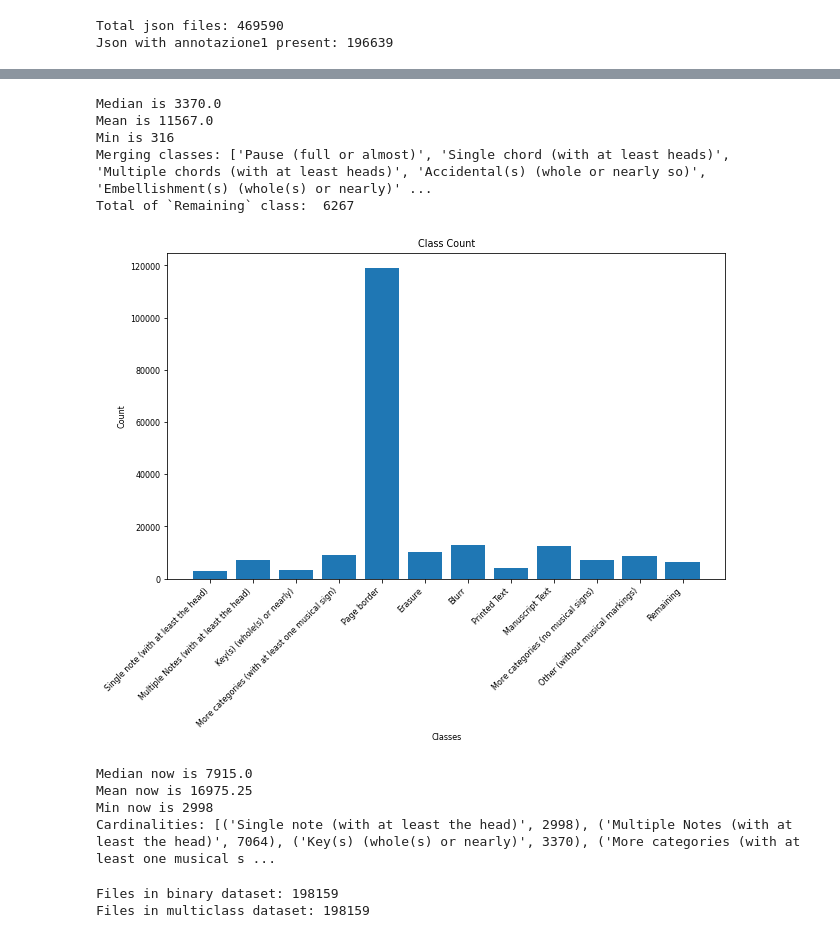
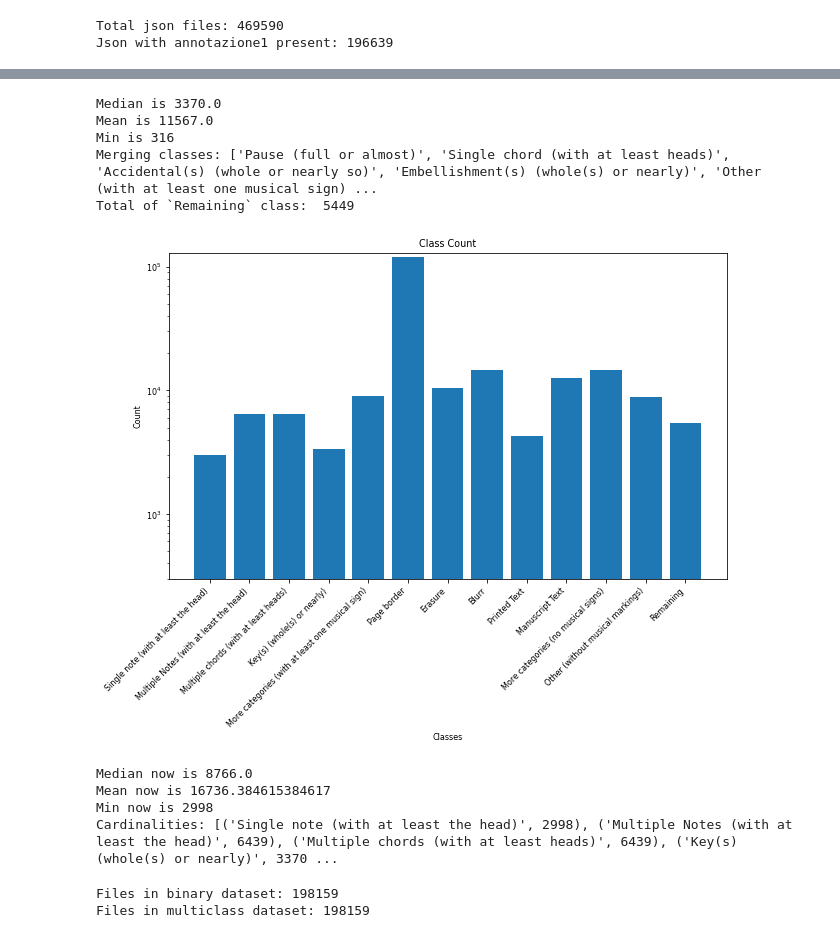
Before and after one commit to LIMUNIMI/RicordiArchiveOMR, a Jupyter notebook: Create_Dataset_result.ipynb, the cells around one changed output, grey strips where cells are left out. Drawn from its saved outputs; the diff is of its cells as text; code cells hidden in the pictures.

Commit message:
Fixed mismatching class names in dataset-creation

```diff
--- a/Create_Dataset_result.ipynb
+++ b/Create_Dataset_result.ipynb
@@ -107,6 +107,8 @@ def plot_distribution_by_class(sorted_list_by_key, classes, key):
     plt.ylabel("Count")
     plt.title("Class Count")
     plt.legend()
+    plt.yscale('log')
+    plt.ylim(300, 130000)
     plt.show()
 
     return count
@@ -126,49 +128,51 @@ print("Min is", np.min(count))
 # note, we force classes 9 and 7 and classes 15 and 2 to look like if they the same number of samples
 # (the sum of the two) so that they are appended to `merged` together
 count_ = np.copy(count)
-count_[9] += count_[7]
-count_[15] += count_[2]
-count_[7] = count_[9]
-count_[2] = count_[15]
+count_[classes.index(9)] += count_[classes.index(7)]
+count_[classes.index(15)] += count_[classes.index(2)]
+count_[classes.index(7)] = count_[classes.index(9)]
+count_[classes.index(2)] = count_[classes.index(15)]
 
 for i, c in enumerate(count_):
     if c < 0.75 * m:
-        merged.append(i)
+        merged.append(classes[i])
 
-print("Merging classes:", [class_names[i] for i in merged])
-print("Total of `Remaining` class: ", sum(count_[c] for c in merged if c not in [15, 9]))
+print("Merging classes:", [class_names[classes.index(i)] for i in merged])
+print("Total of `Remaining` class: ", sum(count_[classes.index(c)] for c in merged if c not in [15, 9]))
 # %% [output]
 Median is 3370.0
 Mean is 11567.0
 Min is 316
-Merging classes: ['Pause (full or almost)', 'Single chord (with at least heads)', 'Multiple chords (with at least heads)', 'Accidental(s) (whole or nearly so)', 'Embellishment(s) (whole(s) or nearly)' ...
-Total of `Remaining` class:  6267
+Merging classes: ['Pause (full or almost)', 'Single chord (with at least heads)', 'Accidental(s) (whole or nearly so)', 'Embellishment(s) (whole(s) or nearly)', 'Other (with at least one musical sign) ...
+Total of `Remaining` class:  5449
 # %%
 plt.figure(figsize=(10, 6))  # Set the size of the figure
 
-count__ = [count_[i] for i in range(len(class_names)) if i not in merged]
-count__.append(sum([count_[c] for c in merged if c not in [15, 9]]))
-class_names_ = [class_names[i] for i in range(len(class_names)) if i not in merged]
+count__ = [count_[i] for i in range(len(class_names)) if classes[i] not in merged]
+count__.append(sum([count_[classes.index(c)] for c in merged if c not in [15, 9]]))
+class_names_ = [class_names[i] for i in range(len(class_names)) if classes[i] not in merged]
 class_names_.append("Remaining")
 
 x = np.arange(len(class_names_))  # Generate an array of class indices
 plt.rcParams.update({'font.size': 8})
 plt.bar(x, count__) # , label=labels, color=colors)
 plt.xticks(x, class_names_, rotation=45, ha='right')  # Set custom x-axis tick positions and labels
 plt.xlabel("Classes")
 plt.ylabel("Count")
 plt.title("Class Count")
+plt.yscale('log')
+plt.ylim(300, 130000)
 plt.show()
 print("Median now is", np.median(count__))
 print("Mean now is", np.mean(count__))
 print("Min now is", np.min(count__))
 print("Cardinalities:", list(zip(class_names_, count__)))
 # %% [output]
-[figure, old version]
+[figure, new version]
-Median now is 7915.0
-Mean now is 16975.25
+Median now is 8766.0
+Mean now is 16736.384615384617
 Min now is 2998
-Cardinalities: [('Single note (with at least the head)', 2998), ('Multiple Notes (with at least the head)', 7064), ('Key(s) (whole(s) or nearly)', 3370), ('More categories (with at least one musical s ...
+Cardinalities: [('Single note (with at least the head)', 2998), ('Multiple Notes (with at least the head)', 6439), ('Multiple chords (with at least heads)', 6439), ('Key(s) (whole(s) or nearly)', 3370 ...
 # %%
 from pathlib import Path
 
```
Also changed, not shown: parts of 2 cells of this notebook, 3 other files.
